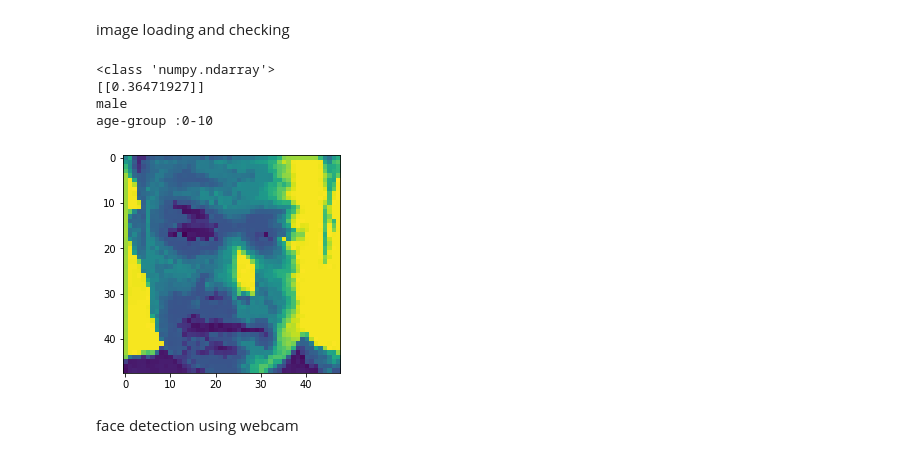
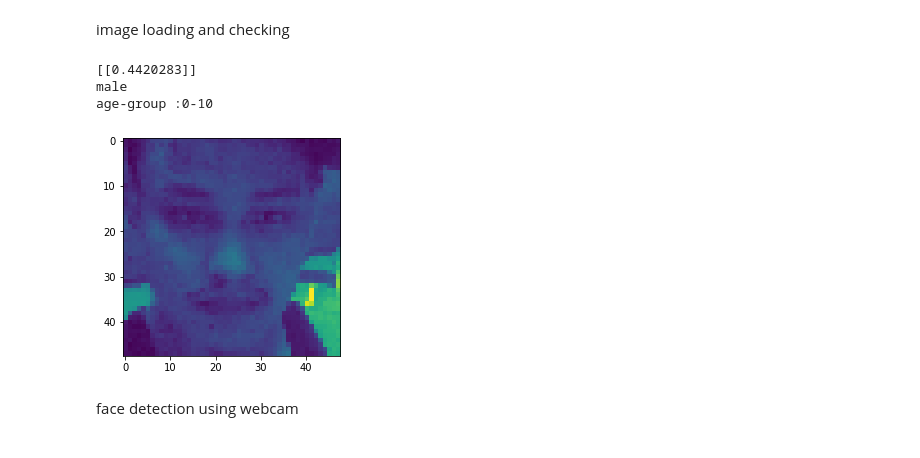
Before and after one commit to Uramud/age-and-gender-detection, a Jupyter notebook: Detection.ipynb, the cells around one changed output. Drawn from its saved outputs; the diff is of its cells as text; code cells hidden in the pictures.

```diff
--- a/Detection.ipynb
+++ b/Detection.ipynb
@@ -15,11 +15,11 @@ import matplotlib.pyplot as plt
 import cv2
 # %%
 # Load age model
-model2 = keras.models.load_model('untitled_age_45.h5')
+model2 = keras.models.load_model('AgeModel/untitled_age_94.h5')
 # %% [markdown]
 Import Gender model
 # %%
-model1 = keras.models.load_model('untitled_gender_67.h5')
+model1 = keras.models.load_model('GenderModel/gender_sgd_val_89_ac_96.h5')
 # %% [markdown]
 Capturing video image
 # %%
@@ -37,39 +36,37 @@ plt.show()
 # %% [markdown]
 image loading and checking
 # %%
-sample_image = cv2.imread('opencv0.jpg')
+sample_image = cv2.imread('opencv1.jpg')
 plt.imshow(sample_image)
 sample_image = cv2.cvtColor(sample_image,cv2.COLOR_BGR2GRAY)
 faces = cv2.CascadeClassifier('haarcascade_frontalface_default.xml').detectMultiScale(sample_image,1.2,4)
 
 for (x,y,w,h) in faces:
     cv2.rectangle(sample_image,(x,y),(x+w,y+h),(0,0,255),2)
     roi_gray = sample_image[y:y+w,x:x+h]
     roi_gray = cv2.resize(roi_gray,(48,48))
     image_pixels = img_to_array(roi_gray)
-    print(type(image_pixels))
     image_pixels = np.expand_dims(image_pixels,axis=0)
     image_pixels /=255
 
     predictions = model1.predict(image_pixels)
     print(predictions)
     if predictions[0][0]<=0.5:
         print('male')
     else:
         print('female')
     plt.imshow(roi_gray)
 
     predictions2 = model2.predict(image_pixels)
     predictions2 = np.argmax([predictions2])
     age_group = ['0-10','10-20','20-30','30-40','40-50','50-60','60-70','70-80','80-90','90-100','>110']
 
     print('age-group :' + age_group[predictions2])
 # %% [output]
-<class 'numpy.ndarray'>
-[[0.36471927]]
+[[0.4420283]]
 male
 age-group :0-10
-[figure, old version]
+[figure, new version]
 # %% [markdown]
 face detection using webcam
 # %%
```
Also changed, not shown: parts of 6 cells of this notebook, 11 other files.
